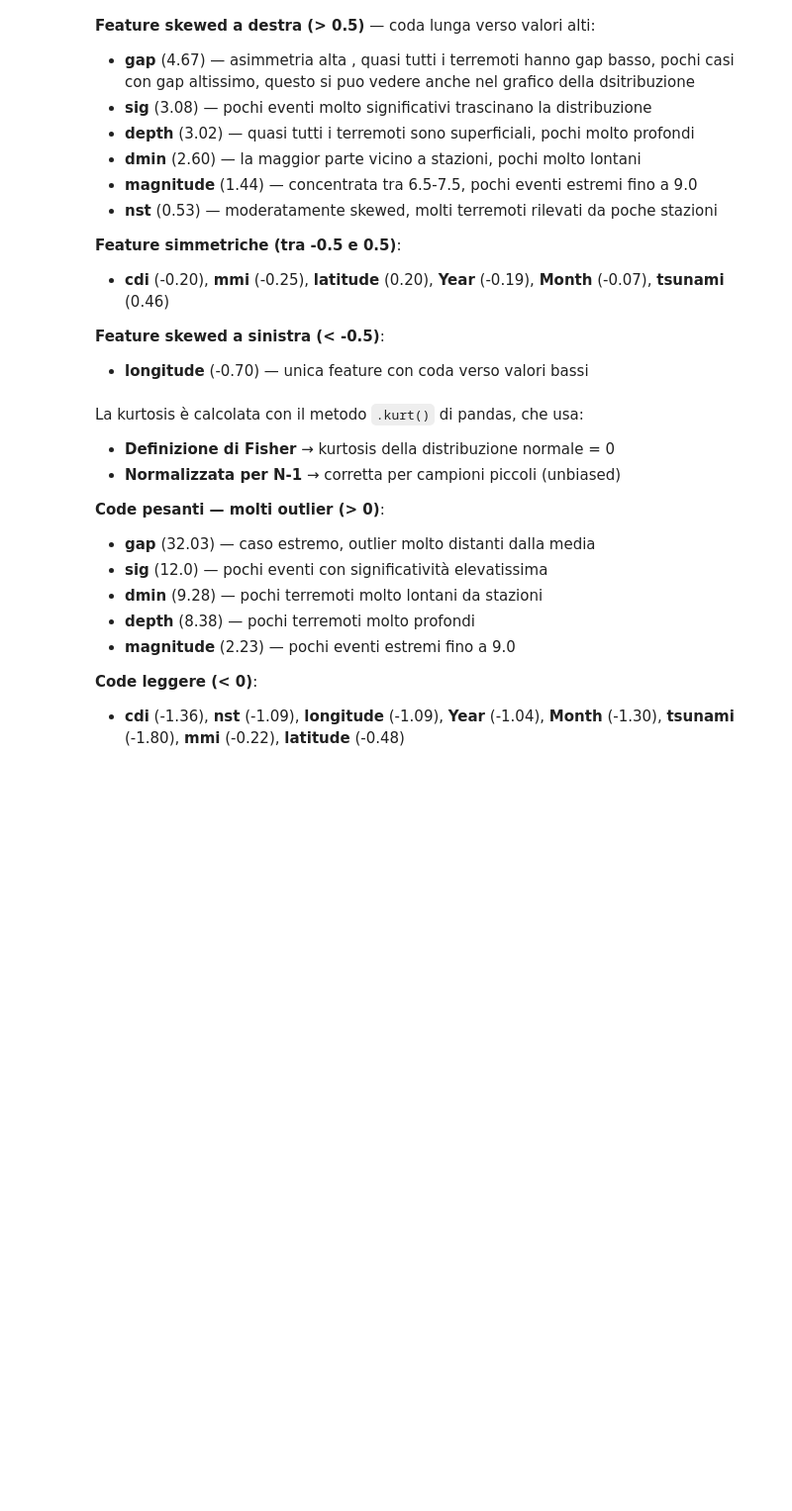
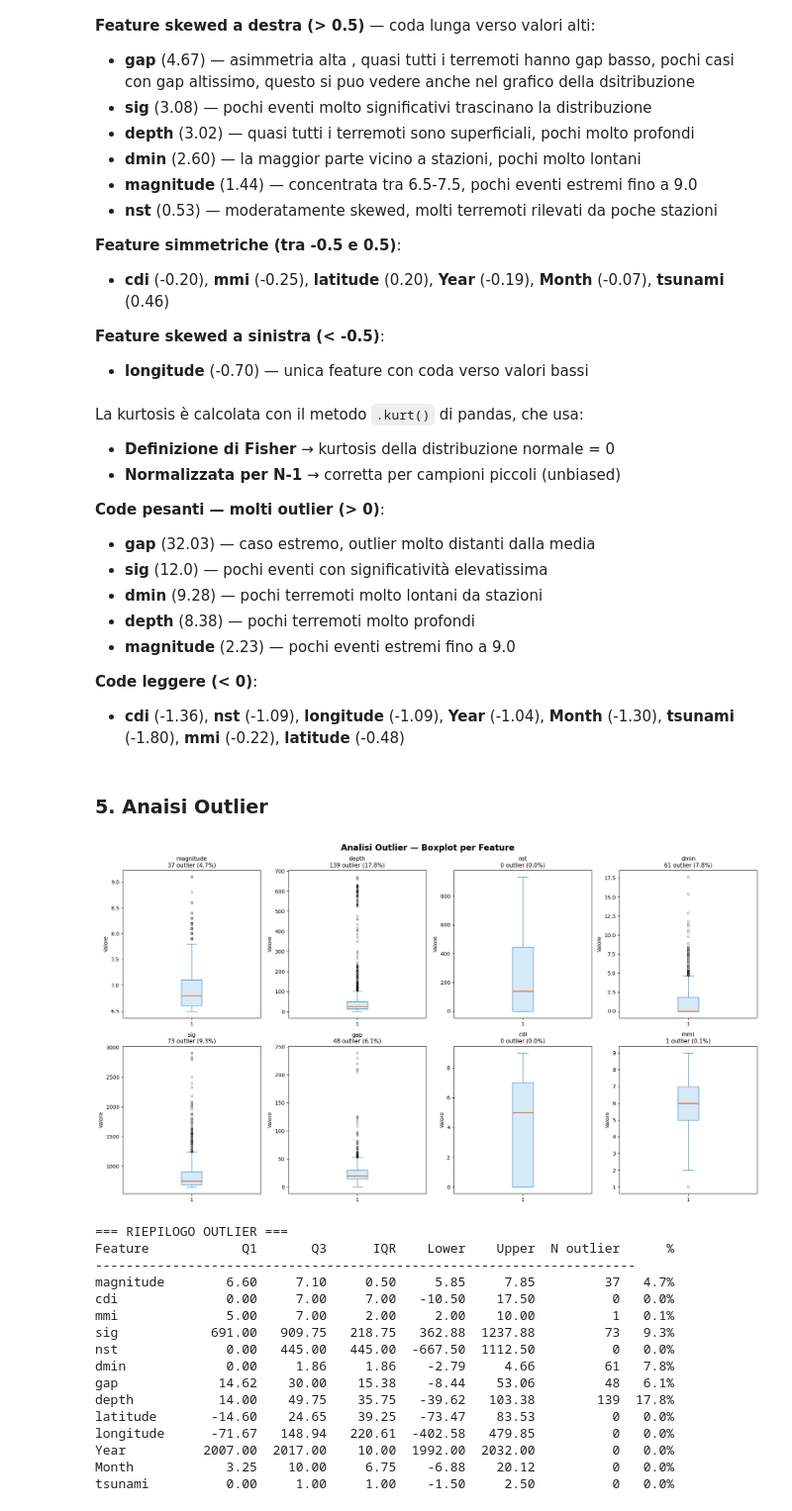
Before and after one commit to juanasofiacruzcontento-svg/machine_learning, a Jupyter notebook: notebooks/01_eda.ipynb, the cells around one changed output. Shown at 99% size. Drawn from its saved outputs; the diff is of its cells as text; code cells hidden in the pictures; blank space fills up the shorter version.

```diff
--- a/notebooks/01_eda.ipynb
+++ b/notebooks/01_eda.ipynb
@@ -257,7 +259,7 @@ plt.show()
 # 4. SKEWNESS E KURTOSIS
 # %%
 from matplotlib.patches import Patch
-
+df = df.drop(columns=['tsunami_label'], errors='ignore')
 skew = df.skew().round(2)
 kurt = df.kurt().round(2)
 
@@ -349,3 +351,76 @@ La kurtosis è calcolata con il metodo `.kurt()` di pandas, che usa:
 - **cdi** (-1.36), **nst** (-1.09), **longitude** (-1.09),
   **Year** (-1.04), **Month** (-1.30), **tsunami** (-1.80),
   **mmi** (-0.22), **latitude** (-0.48)
+# %% [markdown]
+### 5. Anaisi Outlier
+# %%
+
+from matplotlib.patches import Patch
+
+feature_outlier = ['magnitude', 'depth', 'nst', 'dmin', 'sig', 'gap', 'cdi', 'mmi']
+
+fig, axes = plt.subplots(2, 4, figsize=(18, 10))
+fig.suptitle('Analisi Outlier — Boxplot per Feature', fontsize=16, fontweight='bold')
+
+axes = axes.flatten()
+
+for i, col in enumerate(feature_outlier):
+
+    # calcola outlier con IQR
+    Q1 = df[col].quantile(0.25)
+    Q3 = df[col].quantile(0.75)
+    IQR = Q3 - Q1
+    lower = Q1 - 1.5 * IQR
+    upper = Q3 + 1.5 * IQR
+    n_outlier = ((df[col] < lower) | (df[col] > upper)).sum()
+    pct = round(n_outlier / len(df) * 100, 1)
+
+    axes[i].boxplot(
+        df[col].dropna(),
+        patch_artist=True,
+        boxprops=dict(facecolor='#D6EAF8', color='#2E86C1'),
+        medianprops=dict(color='#E07B54', linewidth=2),
+        whiskerprops=dict(color='#2E86C1'),
+        capprops=dict(color='#2E86C1'),
+        flierprops=dict(marker='o', color='#E07B54', alpha=0.4, markersize=4)
+    )
+
+    axes[i].set_title(f'{col}\n{n_outlier} outlier ({pct}%)', fontsize=11)
+    axes[i].set_ylabel('Valore')
+
+plt.tight_layout()
+
+plt.show()
+
+# ── Tabella riepilogativa outlier ──
+print("\n=== RIEPILOGO OUTLIER ===")
+print(f"{'Feature':<12} {'Q1':>8} {'Q3':>8} {'IQR':>8} {'Lower':>8} {'Upper':>8} {'N outlier':>10} {'%':>6}")
+print("-" * 70)
+
+for col in df.select_dtypes(include='number').columns:
+    Q1 = df[col].quantile(0.25)
+    Q3 = df[col].quantile(0.75)
+    IQR = Q3 - Q1
+    lower = Q1 - 1.5 * IQR
+    upper = Q3 + 1.5 * IQR
+    n = ((df[col] < lower) | (df[col] > upper)).sum()
+    pct = round(n / len(df) * 100, 1)
+    print(f"{col:<12} {Q1:>8.2f} {Q3:>8.2f} {IQR:>8.2f} {lower:>8.2f} {upper:>8.2f} {n:>10} {pct:>5}%")
+# %% [output]
+[figure, added]
+=== RIEPILOGO OUTLIER ===
+Feature            Q1       Q3      IQR    Lower    Upper  N outlier      %
+----------------------------------------------------------------------
+magnitude        6.60     7.10     0.50     5.85     7.85         37   4.7%
+cdi              0.00     7.00     7.00   -10.50    17.50          0   0.0%
+mmi              5.00     7.00     2.00     2.00    10.00          1   0.1%
+sig            691.00   909.75   218.75   362.88  1237.88         73   9.3%
+nst              0.00   445.00   445.00  -667.50  1112.50          0   0.0%
+dmin             0.00     1.86     1.86    -2.79     4.66         61   7.8%
+gap             14.62    30.00    15.38    -8.44    53.06         48   6.1%
+depth           14.00    49.75    35.75   -39.62   103.38        139  17.8%
+latitude       -14.60    24.65    39.25   -73.47    83.53          0   0.0%
+longitude      -71.67   148.94   220.61  -402.58   479.85          0   0.0%
+Year          2007.00  2017.00    10.00  1992.00  2032.00          0   0.0%
+Month            3.25    10.00     6.75    -6.88    20.12          0   0.0%
+tsunami          0.00     1.00     1.00    -1.50     2.50          0   0.0%
```
Also changed, not shown: parts of 7 cells of this notebook, 3 other files.
